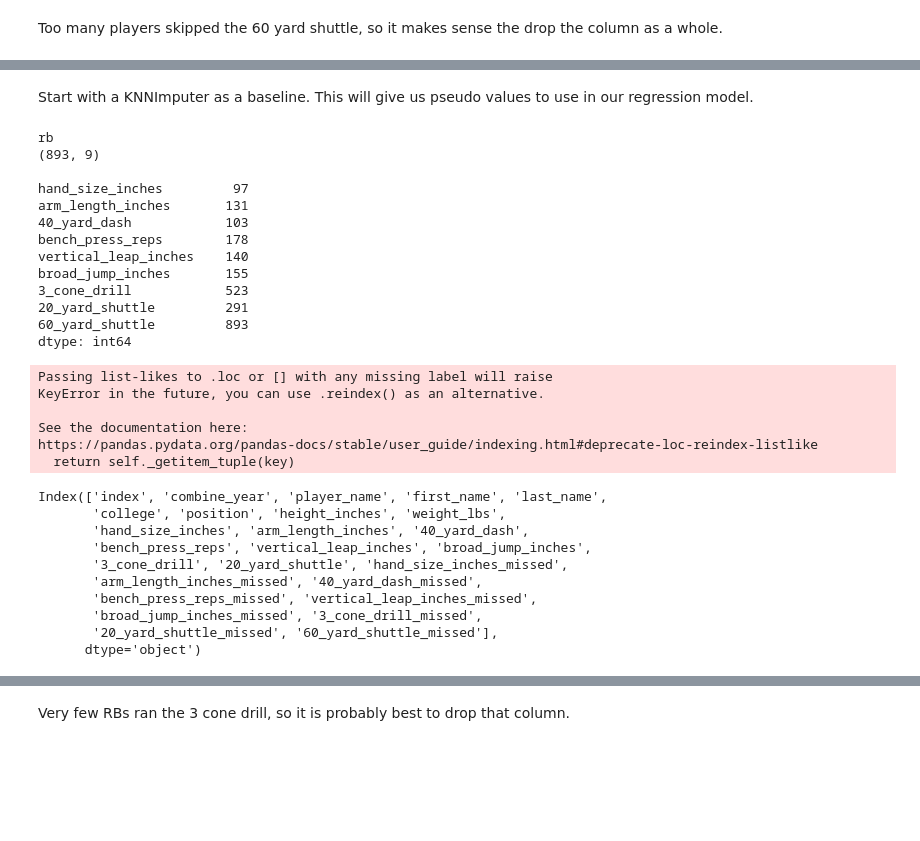
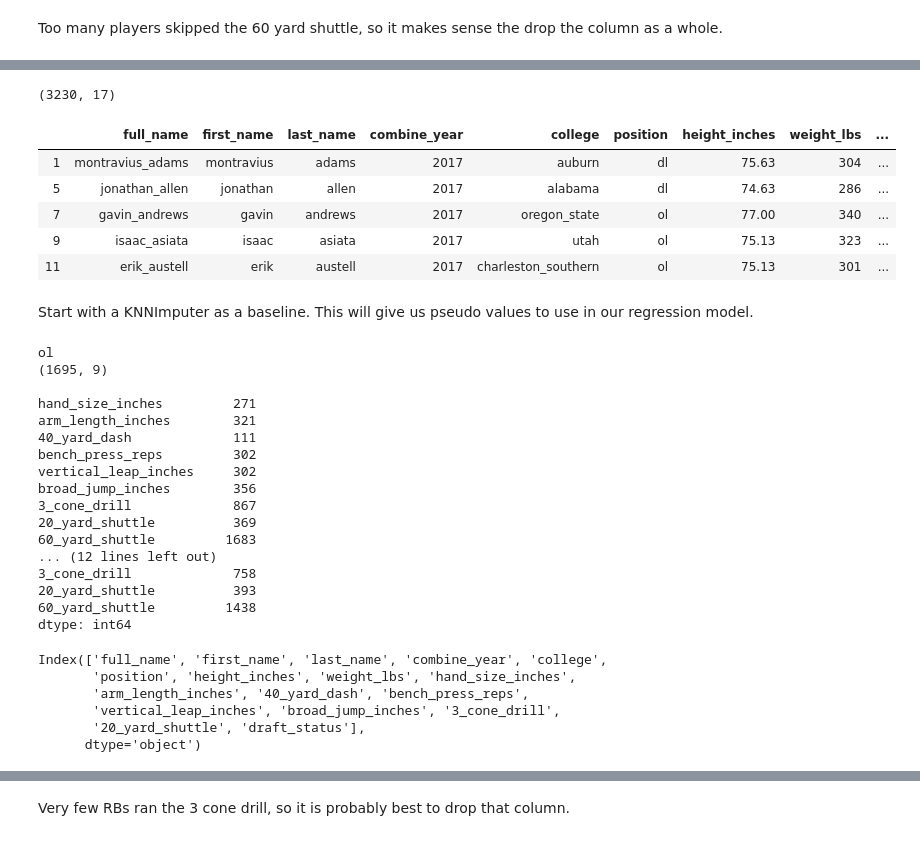
Before and after one commit to michaelpallante/nfl_combine_classification_modeling, a Jupyter notebook: notebooks/nfl_combine_data_cleaning.ipynb, the cells around one changed output, grey strips where cells are left out. Drawn from its saved outputs; the diff is of its cells as text; code cells hidden in the pictures; blank space fills up the shorter version.

```diff
--- a/notebooks/nfl_combine_data_cleaning.ipynb
+++ b/notebooks/nfl_combine_data_cleaning.ipynb
@@ -404,42 +414,47 @@ drop_60_shuttle(combine)
+# %%
+linemen = merged_data.drop(['Unnamed: 0','round','pick','team','draft_value'],axis=1).loc[(merged_data.position == 'dl') |(merged_data.position == 'ol')]
+print(linemen.shape,'\n')
+linemen.head()
+# %% [output]
+(3230, 17)
+|  | full_name | first_name | last_name | combine_year | college | position | height_inches | weight_lbs | ... |
+| 1 | montravius_adams | montravius | adams | 2017 | auburn | dl | 75.63 | 304 | ... |
+| 5 | jonathan_allen | jonathan | allen | 2017 | alabama | dl | 74.63 | 286 | ... |
+| 7 | gavin_andrews | gavin | andrews | 2017 | oregon_state | ol | 77.00 | 340 | ... |
+| 9 | isaac_asiata | isaac | asiata | 2017 | utah | ol | 75.13 | 323 | ... |
+| 11 | erik_austell | erik | austell | 2017 | charleston_southern | ol | 75.13 | 301 | ... |
 # %% [markdown]
 Start with a KNNImputer as a baseline. This will give us pseudo values to use in our regression model.
-# %%
-rb_df = combine.loc[combine.position == 'rb']
-rb_df.reset_index(inplace=True)
-# Call our earlier function
-missing_drills('rb')
-# %% [output]
-rb
-(893, 9)
-
-hand_size_inches         97
-arm_length_inches       131
-40_yard_dash            103
-bench_press_reps        178
-vertical_leap_inches    140
-broad_jump_inches       155
-3_cone_drill            523
-20_yard_shuttle         291
-60_yard_shuttle         893
-dtype: int64
-Passing list-likes to .loc or [] with any missing label will raise
-KeyError in the future, you can use .reindex() as an alternative.
-
-See the documentation here:
-https://pandas.pydata.org/pandas-docs/stable/user_guide/indexing.html#deprecate-loc-reindex-listlike
-  return self._getitem_tuple(key)
+# %%
+# Call our earlier function
+missing_drills('ol')
+missing_drills('dl')
+# %% [output]
+ol
+(1695, 9)
+
+hand_size_inches         271
+arm_length_inches        321
+40_yard_dash             111
+bench_press_reps         302
+vertical_leap_inches     302
+broad_jump_inches        356
+3_cone_drill             867
+20_yard_shuttle          369
+60_yard_shuttle         1683
+... (12 lines left out)
+3_cone_drill             758
+20_yard_shuttle          393
+60_yard_shuttle         1438
+dtype: int64
 # %%
-# include only numerical data, and drop the 'index' column
-print(rb_df.columns)
-rb_df = rb_df.select_dtypes(include=['int','float']).drop('index',axis=1)
+# include only numerical data
+print(linemen.columns)
+linemen = linemen.select_dtypes(include=['int','float'])
 # %% [output]
-Index(['index', 'combine_year', 'player_name', 'first_name', 'last_name',
-       'college', 'position', 'height_inches', 'weight_lbs',
-       'hand_size_inches', 'arm_length_inches', '40_yard_dash',
-       'bench_press_reps', 'vertical_leap_inches', 'broad_jump_inches',
-       '3_cone_drill', '20_yard_shuttle', 'hand_size_inches_missed',
-       'arm_length_inches_missed', '40_yard_dash_missed',
-       'bench_press_reps_missed', 'vertical_leap_inches_missed',
-       'broad_jump_inches_missed', '3_cone_drill_missed',
-       '20_yard_shuttle_missed', '60_yard_shuttle_missed'],
+Index(['full_name', 'first_name', 'last_name', 'combine_year', 'college',
+       'position', 'height_inches', 'weight_lbs', 'hand_size_inches',
+       'arm_length_inches', '40_yard_dash', 'bench_press_reps',
+       'vertical_leap_inches', 'broad_jump_inches', '3_cone_drill',
+       '20_yard_shuttle', 'draft_status'],
       dtype='object')
```
Also changed, not shown: parts of 5 cells of this notebook.
